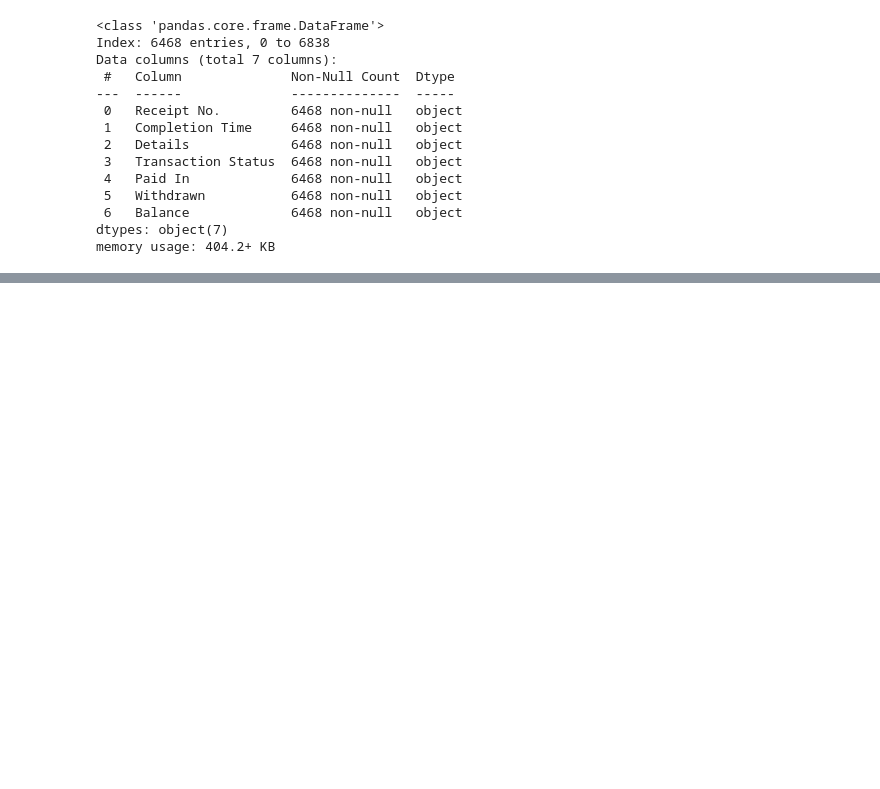
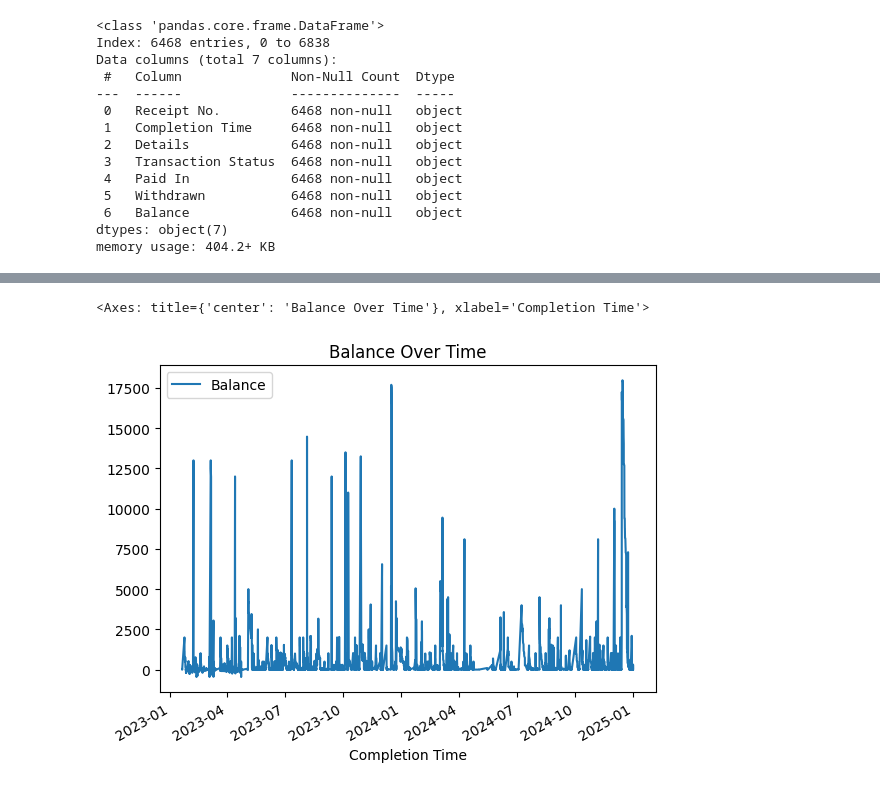
Before and after one commit to victormuuo07/PennyPal-System, a Jupyter notebook: pennypal-system.ipynb, the cells around one changed output, grey strips where cells are left out. Cells and saved outputs as stored; diff of their text form; code cells hidden in the pictures; blank space fills up the shorter version.

```diff
--- a/pennypal-system.ipynb
+++ b/pennypal-system.ipynb
@@ -3082,0 +1474,24 @@ safaricom['Transaction Type'] = safaricom['Details'].apply(
+# %%
+import pandas as pd
+
+# Convert 'Completion Time' to datetime
+safaricom['Completion Time'] = pd.to_datetime(safaricom['Completion Time'])
+
+# Convert 'Paid In', 'Withdrawn', and 'Balance' to numeric
+for col in ['Paid In', 'Withdrawn', 'Balance']:
+    safaricom[col] = pd.to_numeric(
+        safaricom[col].astype(str).str.replace(",", "").str.strip(), errors="coerce"
+    )
+
+# Extract Month, Year, and Day
+safaricom['Year'] = safaricom['Completion Time'].dt.year
+safaricom['Month'] = safaricom['Completion Time'].dt.month
+safaricom['Day'] = safaricom['Completion Time'].dt.day
+
+# Create a Transaction Type column based on 'Details'
+safaricom['Transaction Type'] = safaricom['Details'].apply(
+    lambda x: 'Deposit' if 'Funds received' in x else
+              'Withdrawal' if 'Withdrawal' in x or 'Repayment' in x else
+              'Transfer' if 'Transfer' in x else
+              'Other'
+)
@@ -3082,0 +1585,6 @@ safaricom['Transaction Type'] = safaricom['Details'].apply(
+# %%
+safaricom.sort_values('Completion Time', inplace=True)
+safaricom.plot(x='Completion Time', y='Balance', kind='line', title='Balance Over Time')
+# %% [output]
+<Axes: title={'center': 'Balance Over Time'}, xlabel='Completion Time'>
+[figure, added]
```
Also changed, not shown: parts of 179 cells of this notebook.
